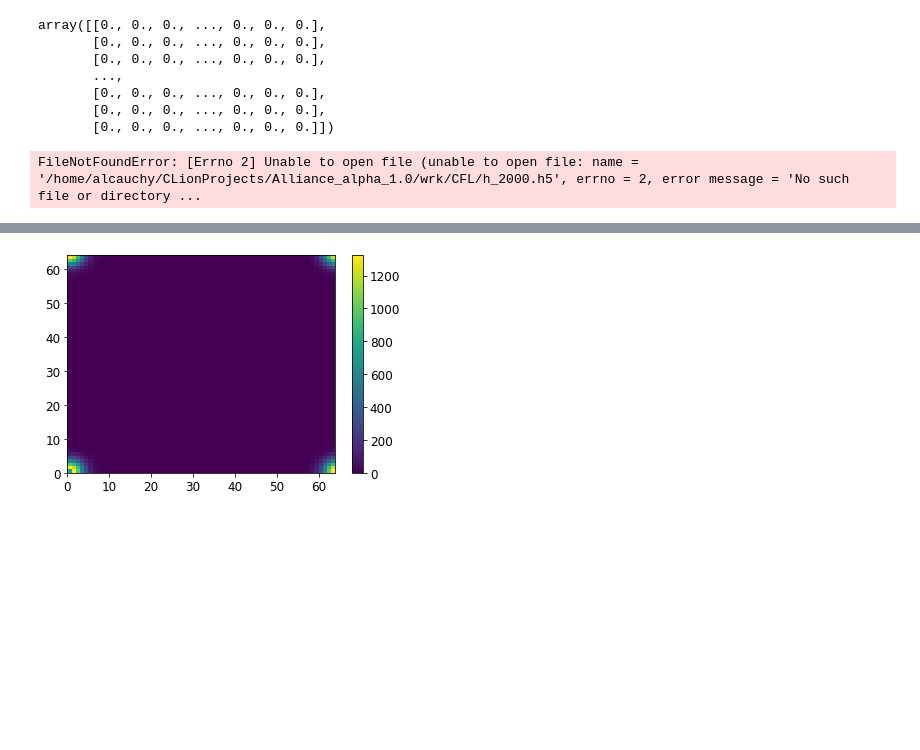
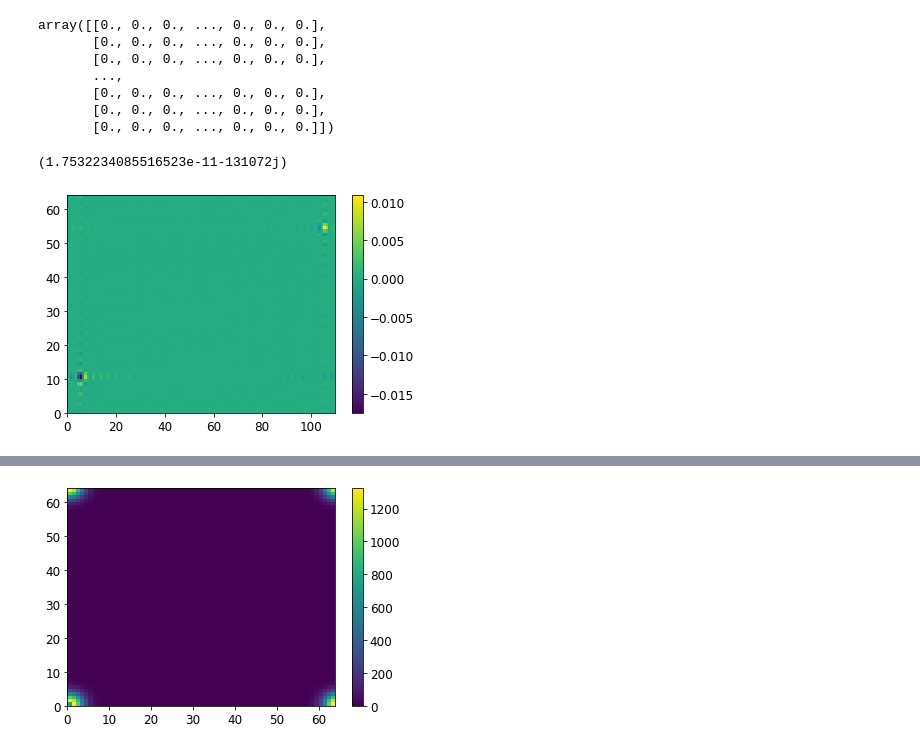
Before and after one commit to Alcauchy/ALLIANCE, a Jupyter notebook: post/ControlOfAlliance.ipynb, the cells around one changed output, grey strips where cells are left out. Saved outputs shown, nothing was run; the diff lists cells and outputs as text; code cells hidden in the pictures; blank space fills up the shorter version.

```diff
--- a/post/ControlOfAlliance.ipynb
+++ b/post/ControlOfAlliance.ipynb
@@ -295,11 +303,15 @@ array([[0., 0., 0., ..., 0., 0., 0.],
        [0., 0., 0., ..., 0., 0., 0.],
        [0., 0., 0., ..., 0., 0., 0.],
        [0., 0., 0., ..., 0., 0., 0.]])
+# %%
+distr["h"][0,1,0,0,0,0]
+# %% [output]
+(1.7532234085516523e-11-131072j)
 # %%
-loadDistributions(BASE_PATH,2000)
+loadDistributions(BASE_PATH,0)
 plt.figure()
-plt.pcolormesh(distr["hr"][...,40,1,0,0])
+plt.pcolormesh(distr["hr"][...,10,0,0,0])
 plt.colorbar()
 plt.show()
 # %% [output]
-FileNotFoundError: [Errno 2] Unable to open file (unable to open file: name = '/home/alcauchy/CLionProjects/Alliance_alpha_1.0/wrk/CFL/h_2000.h5', errno = 2, error message = 'No such file or directory ...
+[figure, added]
```
Also changed, not shown: parts of 26 cells of this notebook, 10 other files.
